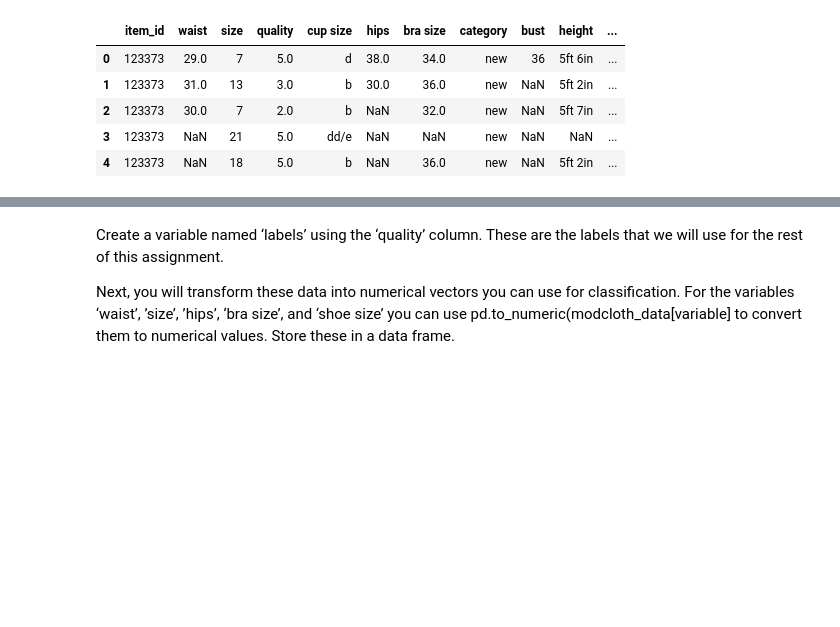
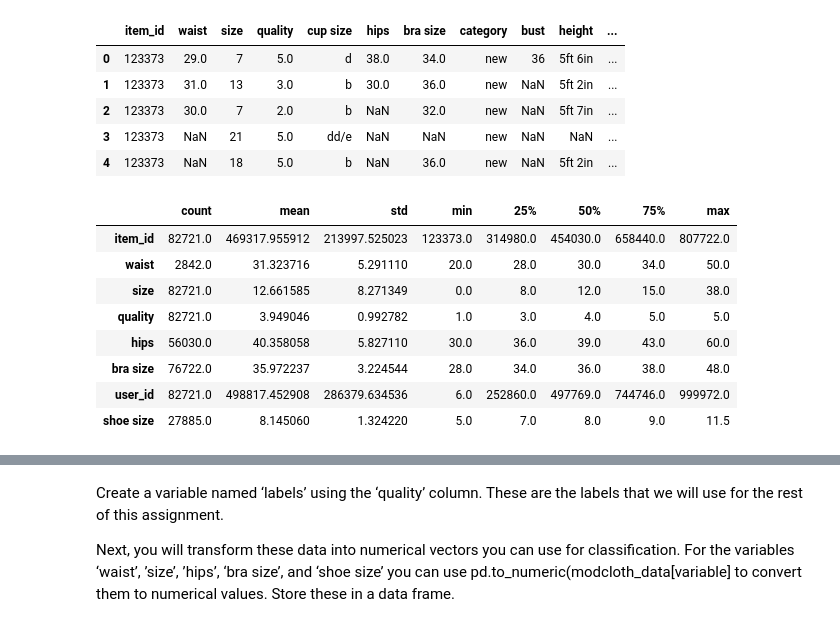
Before and after one commit to zachfreitas/ADS_504_Machine_Learning, a Jupyter notebook: Module_4/Assignment_4/Assignment_Guide_4.ipynb, the cells around one changed output, grey strips where cells are left out. Drawn from its saved outputs; the diff is of its cells as text; code cells hidden in the pictures; blank space fills up the shorter version.

```diff
--- a/Module_4/Assignment_4/Assignment_Guide_4.ipynb
+++ b/Module_4/Assignment_4/Assignment_Guide_4.ipynb
@@ -39,7 +42,10 @@ In your Blackboard assignment prompt is the modcloth_final_data.json file, which
 JSON objects from a popular clothing store, modcloth.com. Load these objects into a list, and
 then use pd.DataFrame to convert that list into a dataframe called modcloth_data.
 # %%
-df = pd.read_json('/content/modcloth_final_data.json', lines = True)
+df = pd.read_json(
+    'https://github.com/zachfreitas/ADS_504_Machine_Learning/raw/main/Module_4/Assignment_4/modcloth_final_data.zip',
+     lines = True
+     )
 df.head()
 
 modcloth = pd.DataFrame(df)
@@ -57,5 +63,15 @@ modcloth.head()
 | 3 | 123373 | NaN | 21 | 5.0 | dd/e | NaN | NaN | new | NaN | NaN | ... |
 | 4 | 123373 | NaN | 18 | 5.0 | b | NaN | 36.0 | new | NaN | 5ft 2in | ... |
 # %%
-modcloth.describe()
+modcloth.describe().T
+# %% [output]
+|  | count | mean | std | min | 25% | 50% | 75% | max |
+| item_id | 82721.0 | 469317.955912 | 213997.525023 | 123373.0 | 314980.0 | 454030.0 | 658440.0 | 807722.0 |
+| waist | 2842.0 | 31.323716 | 5.291110 | 20.0 | 28.0 | 30.0 | 34.0 | 50.0 |
+| size | 82721.0 | 12.661585 | 8.271349 | 0.0 | 8.0 | 12.0 | 15.0 | 38.0 |
+| quality | 82721.0 | 3.949046 | 0.992782 | 1.0 | 3.0 | 4.0 | 5.0 | 5.0 |
+| hips | 56030.0 | 40.358058 | 5.827110 | 30.0 | 36.0 | 39.0 | 43.0 | 60.0 |
+| bra size | 76722.0 | 35.972237 | 3.224544 | 28.0 | 34.0 | 36.0 | 38.0 | 48.0 |
+| user_id | 82721.0 | 498817.452908 | 286379.634536 | 6.0 | 252860.0 | 497769.0 | 744746.0 | 999972.0 |
+| shoe size | 27885.0 | 8.145060 | 1.324220 | 5.0 | 7.0 | 8.0 | 9.0 | 11.5 |
 # %%
```
Also changed, not shown: parts of 3 cells of this notebook.
